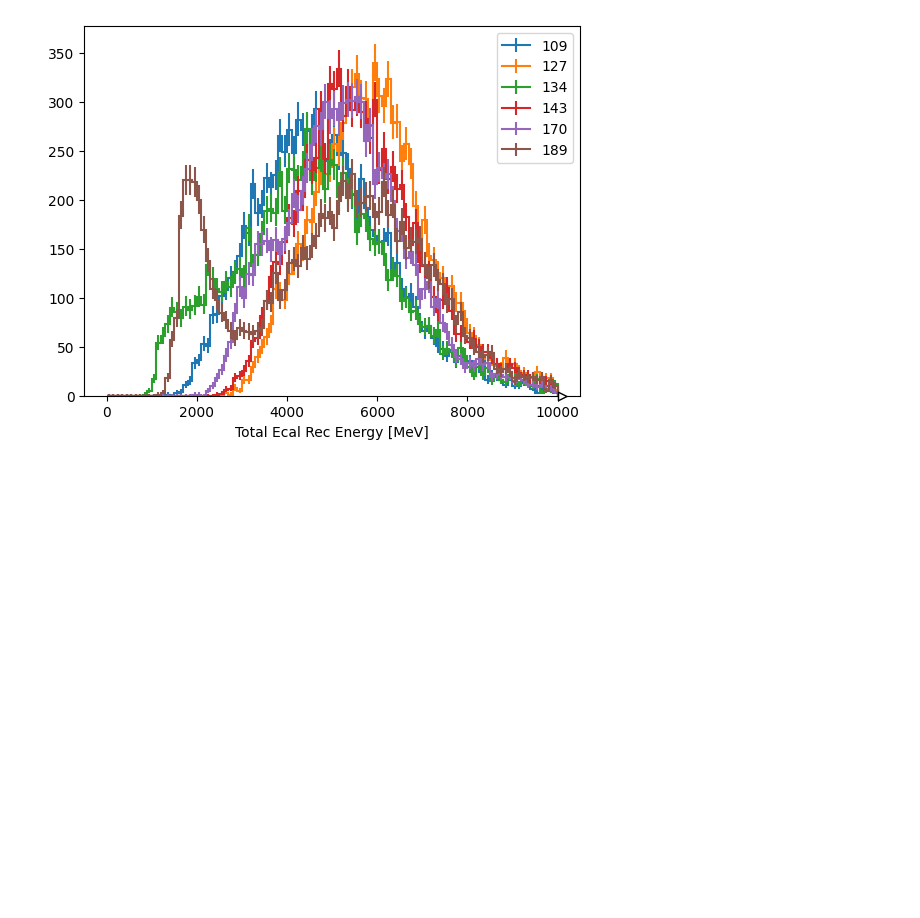
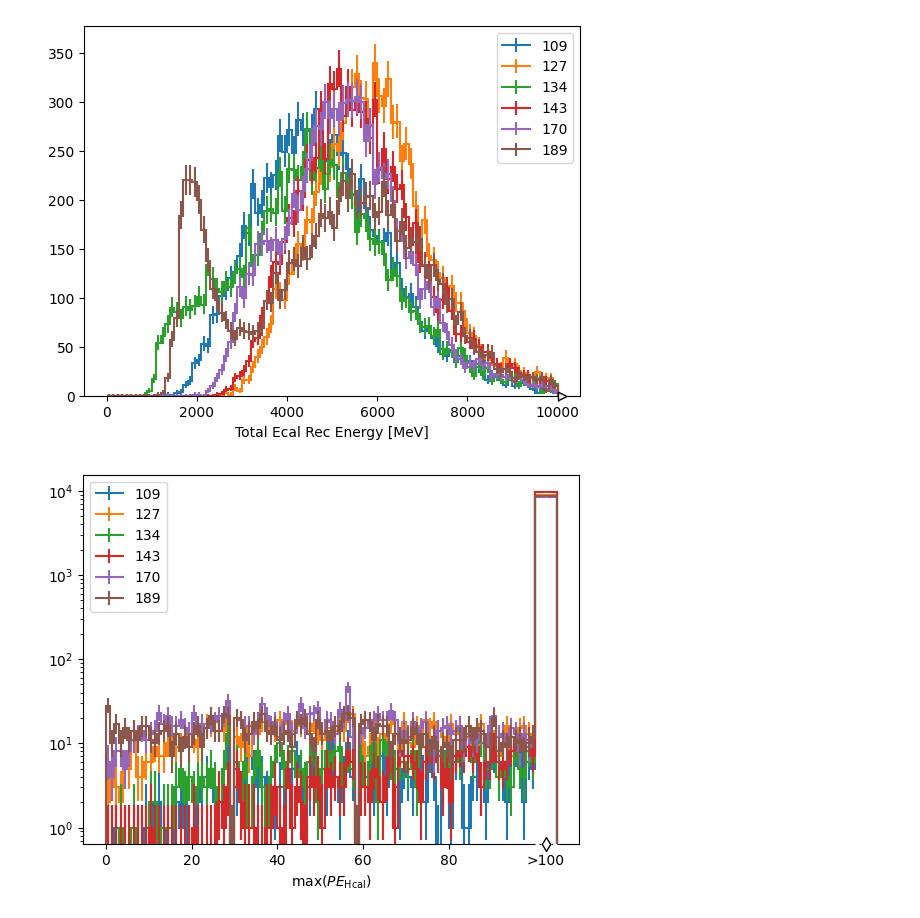
Before and after one commit to tomeichlersmith/ldmx-eat-tracking, a Jupyter notebook: sim-cal-from-scoring-plane/zone0-ana.ipynb, the cells around one changed output. Saved outputs shown, nothing was run; the diff lists cells and outputs as text; code cells hidden in the pictures; blank space fills up the shorter version.

```diff
--- a/sim-cal-from-scoring-plane/zone0-ana.ipynb
+++ b/sim-cal-from-scoring-plane/zone0-ana.ipynb
@@ -12,6 +12,15 @@ import matplotlib.pyplot as plt
 # luckily enough, the 6 different events in Zone0 all come from different runs
 seed_event_ids = np.unique(events.run)
 print(seed_event_ids)
+
+def create_hist(
+    *axes
+):
+    return hist.Hist(
+        hist.axis.IntCategory(seed_event_ids, label='Seed Event ID'),
+        *axes,
+        storage = hist.storage.Double()
+    )
 # %% [output]
 [109, 127, 134, 143, 170, 189]
 # %% [markdown]
@@ -130,3 +127,15 @@ plt.legend()
 plt.show()
 # %% [output]
 [figure]
+# %%
+h_hmpe = create_hist(
+    hist.axis.Regular(100,0,100,label=r'$\max(PE_\text{Hcal})$')
+)
+h_hmpe.fill(events.run, events.hcal_max_pe)
+
+h_hmpe.plot(flow='show')
+plt.yscale('log')
+plt.legend()
+plt.show()
+# %% [output]
+[figure, added]
```
Also changed, not shown: parts of 7 cells of this notebook, 1 other file.
